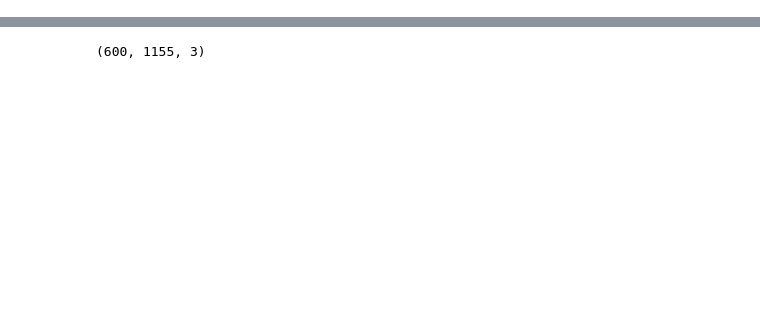
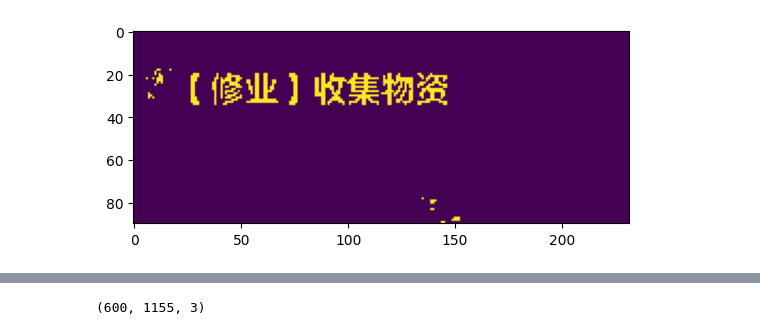
Before and after one commit to wangnanv5/shenwu, a Jupyter notebook: test.ipynb, the cells around one changed output, grey strips where cells are left out. Cells and saved outputs as stored; diff of their text form; code cells hidden in the pictures; blank space fills up the shorter version.

```diff
--- a/test.ipynb
+++ b/test.ipynb
@@ -57,0 +76,36 @@ hwnd = hwnd_list[0]
+# %%
+#   H: 20~45 (黄→黄绿)
+#   S: 100~255 (饱和度足够高，排除灰白)
+#   V: 150~255 (亮度足够高，排除暗色背景)
+
+# H 值:   0    30    60    90   120   150   180
+# 颜色:   红 → 橙 → 黄 → 绿 → 青 → 蓝 → 紫 → 红
+
+hsv = cv2.cvtColor(roi, cv2.COLOR_RGB2HSV)
+
+# # 红
+# lower_red1 = np.array([0,   120, 150])   # 红色段1: H=0~10
+# upper_red1 = np.array([10,  255, 255])
+
+# lower_red2 = np.array([170, 120, 150])   # 红色段2: H=170~180
+# upper_red2 = np.array([180, 255, 255])
+
+# mask_red1 = cv2.inRange(hsv, lower_red1, upper_red1)
+# mask_red2 = cv2.inRange(hsv, lower_red2, upper_red2)
+# mask_red  = cv2.bitwise_or(mask_red1, mask_red2)  # 两段合并
+
+# 黄
+lower_yellow = np.array([30, 100, 150])
+upper_yellow = np.array([45, 255, 255])
+mask_yellow = cv2.inRange(hsv, lower_yellow, upper_yellow)
+
+# # 蓝
+# lower_blue = np.array([85,  100, 150])
+# upper_blue = np.array([130, 255, 255])
+# mask_blue  = cv2.inRange(hsv, lower_blue, upper_blue)
+
+# 合并两个掩码
+plt.imshow(mask_yellow)
+plt.show()
+# %% [output]
+[figure, added]
```
Also changed, not shown: parts of 16 cells of this notebook, 11 other files.
